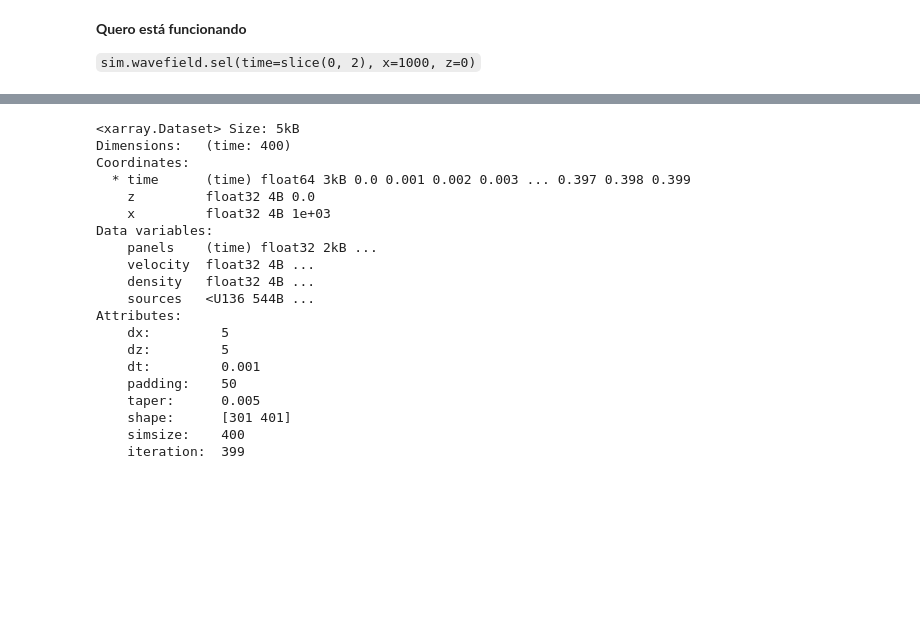
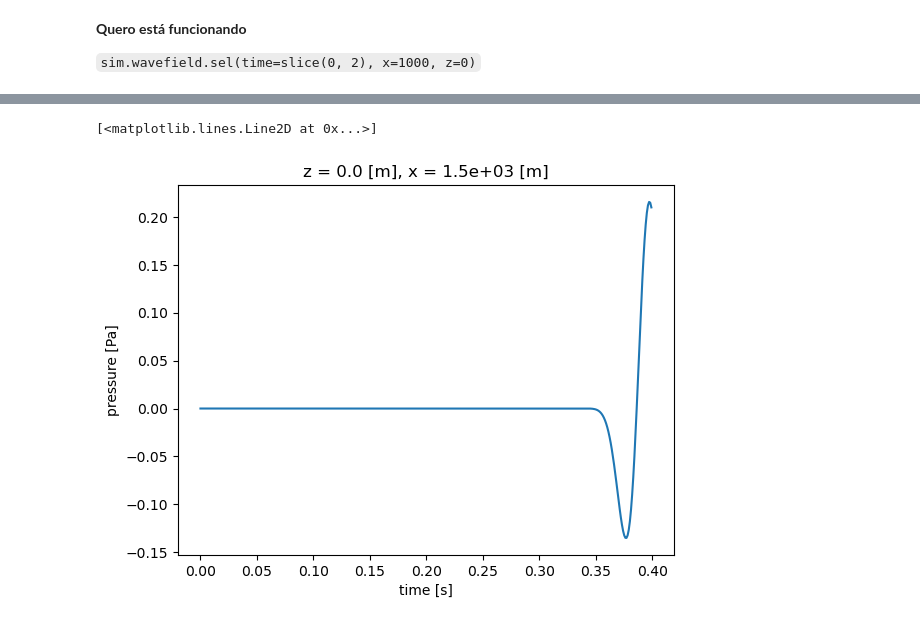
Before and after one commit to fatiando/tremelique, a Jupyter notebook: src/notebooks/teste_animate.ipynb, the cells around one changed output, grey strips where cells are left out. Cells and saved outputs as stored; diff of their text form; code cells hidden in the pictures; blank space fills up the shorter version.

```diff
--- a/src/notebooks/teste_animate.ipynb
+++ b/src/notebooks/teste_animate.ipynb
@@ -58,23 +68,5 @@ model.velocity.plot()
 # %%
-sim.wavefield.sel(time=slice(0, 2), x=1000, z=0)
+sim.wavefield.sel(time=slice(0, 2), x=1500, z=0).plot()
 # %% [output]
-<xarray.Dataset> Size: 5kB
-Dimensions:   (time: 400)
-Coordinates:
-  * time      (time) float64 3kB 0.0 0.001 0.002 0.003 ... 0.397 0.398 0.399
-    z         float32 4B 0.0
-    x         float32 4B 1e+03
-Data variables:
-    panels    (time) float32 2kB ...
-    velocity  float32 4B ...
-    density   float32 4B ...
-    sources   <U136 544B ...
-Attributes:
-    dx:         5
-    dz:         5
-    dt:         0.001
-    padding:    50
-    taper:      0.005
-    shape:      [301 401]
-    simsize:    400
-    iteration:  399
+[<matplotlib.lines.Line2D at 0x...>]
+[figure, added]
```
Also changed, not shown: parts of 8 cells of this notebook, 6 other files.
